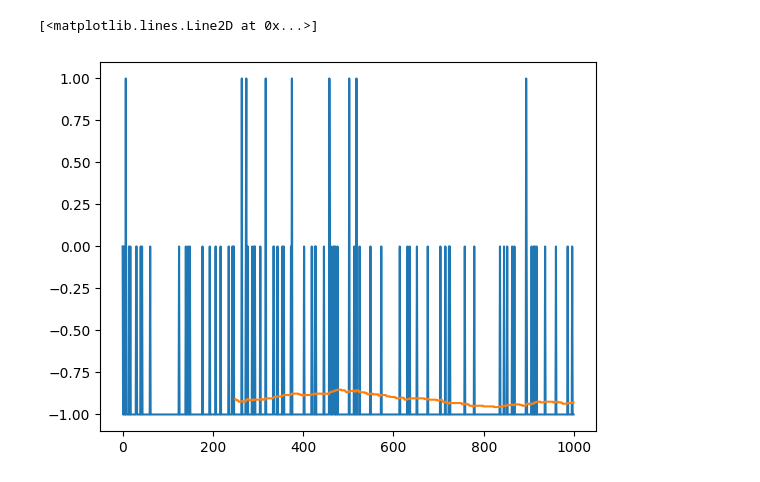
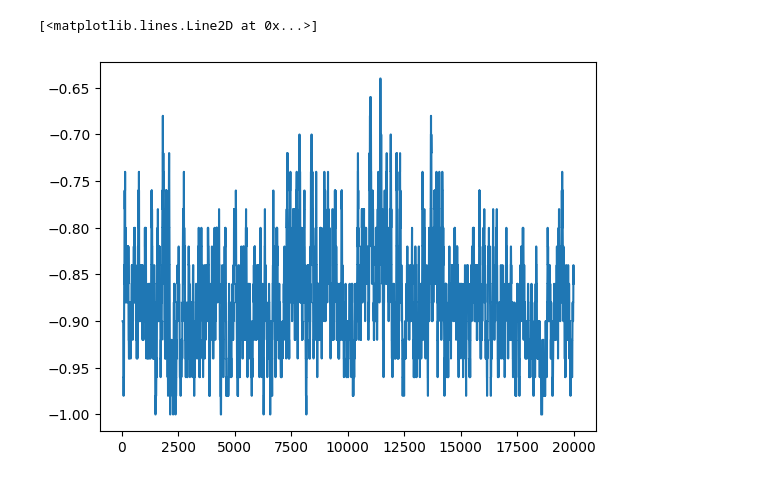
Before and after one commit to fredpell1/snake-RL, a Jupyter notebook: src/plot.ipynb, the cells around one changed output. Drawn from its saved outputs; the diff is of its cells as text; code cells hidden in the pictures.

```diff
--- a/src/plot.ipynb
+++ b/src/plot.ipynb
@@ -2,7 +2,7 @@
 import matplotlib.pyplot as plt
 import numpy as np
 # %%
-rewards = np.loadtxt('../outputs/td-v5_1.txt')
+rewards = np.loadtxt('../outputs/td-v6.txt')
 # %%
 def running_average(window_size, data):
     average_data = []
@@ -12,8 +12,8 @@ def running_average(window_size, data):
         average_data.insert(0, np.nan)
     return average_data
 # %%
-plt.plot(rewards)
-plt.plot(running_average(10, rewards))
+#plt.plot(rewards)
+plt.plot(running_average(50, rewards))
 # %% [output]
 [<matplotlib.lines.Line2D at 0x...>]
-[figure, old version]
+[figure, new version]
```
Also changed, not shown: 5 other files.
